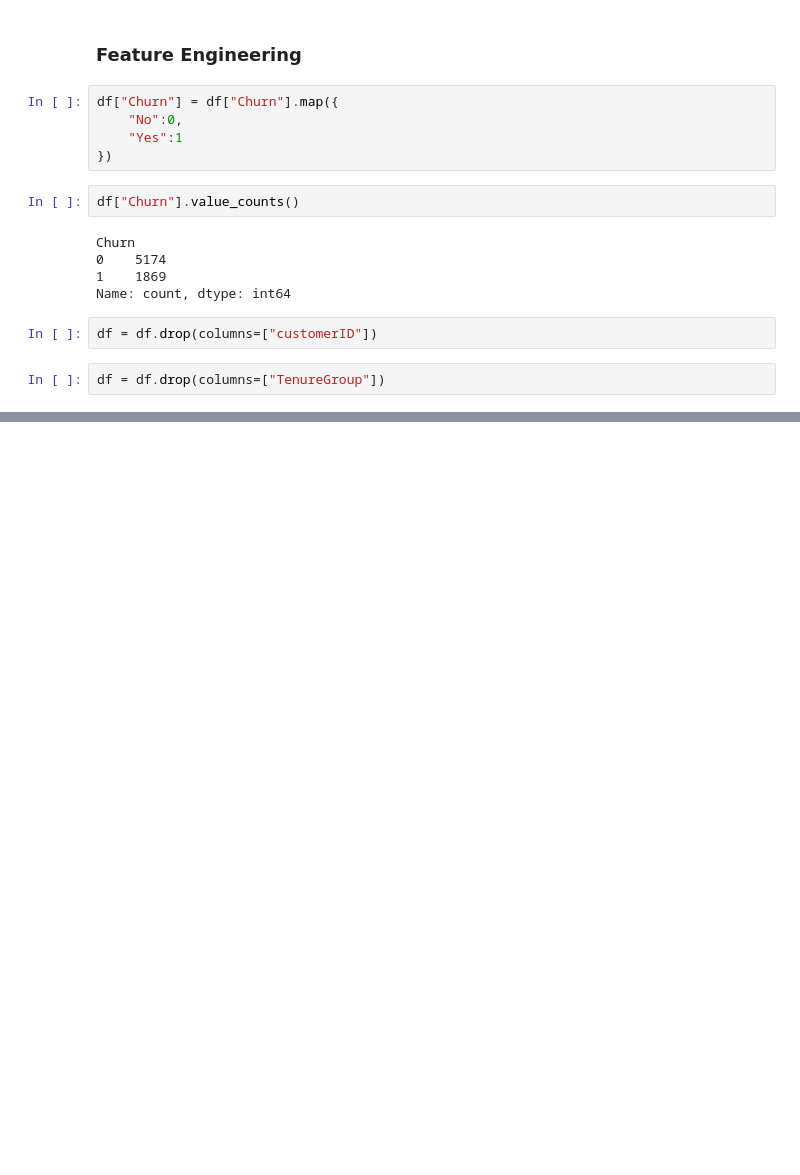
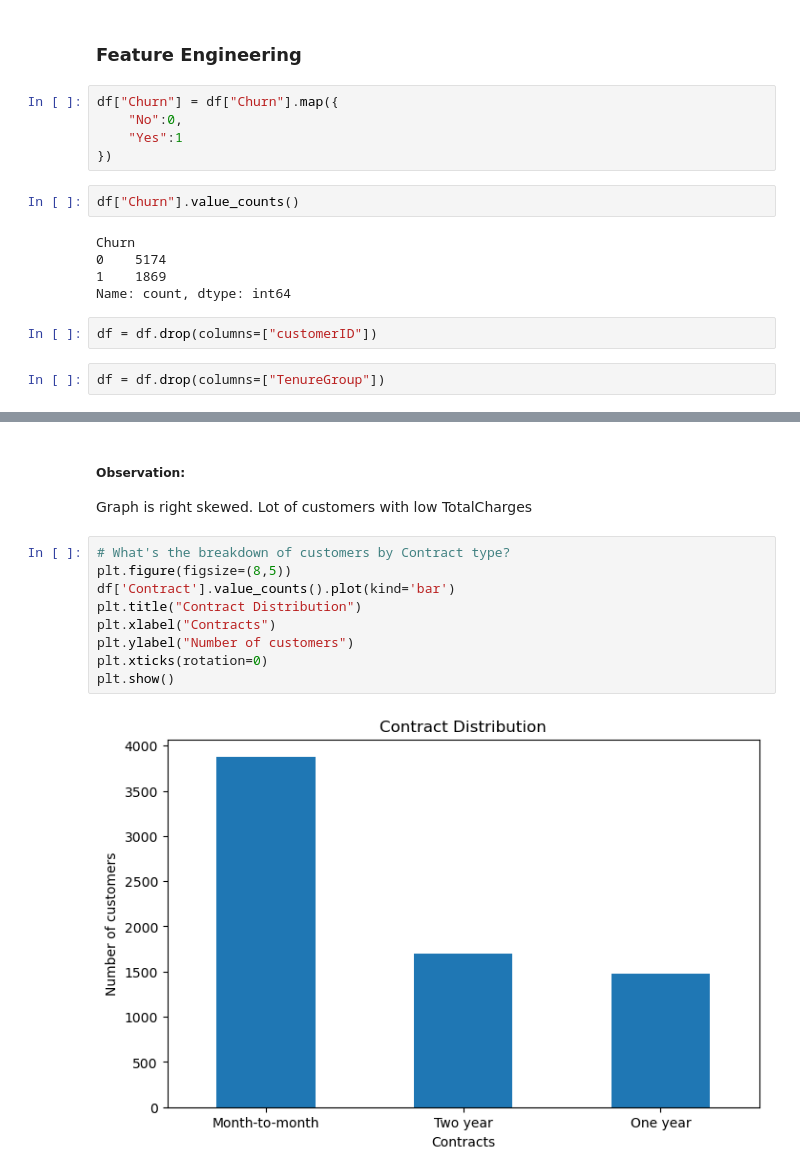
Before and after one commit to nb-acharya/customer_churn_prediction, a Jupyter notebook: notebooks/03_python_eda.ipynb, the cells around one changed output, grey strips where cells are left out. Drawn from its saved outputs; the diff is of its cells as text; blank space fills up the shorter version.

```diff
--- a/notebooks/03_python_eda.ipynb
+++ b/notebooks/03_python_eda.ipynb
@@ -223,0 +275,14 @@ df = df.drop(columns=["TenureGroup"])
+# %% [markdown]
+##### Observation:
+Graph is right skewed. Lot of customers with low TotalCharges
+# %%
+# What's the breakdown of customers by Contract type?
+plt.figure(figsize=(8,5))
+df['Contract'].value_counts().plot(kind='bar')
+plt.title("Contract Distribution")
+plt.xlabel("Contracts")
+plt.ylabel("Number of customers")
+plt.xticks(rotation=0)
+plt.show()
+# %% [output]
+[figure, added]
```
Also changed, not shown: parts of 24 cells of this notebook, 1 other file.
